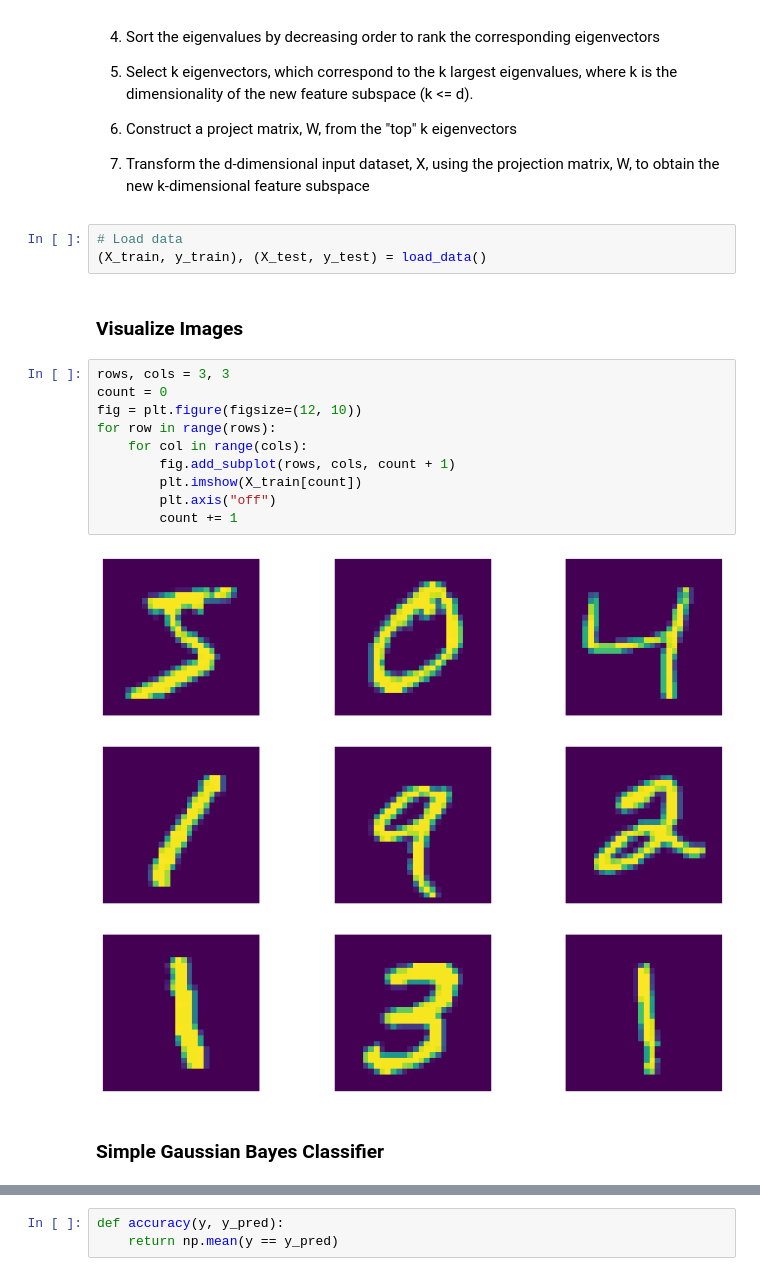
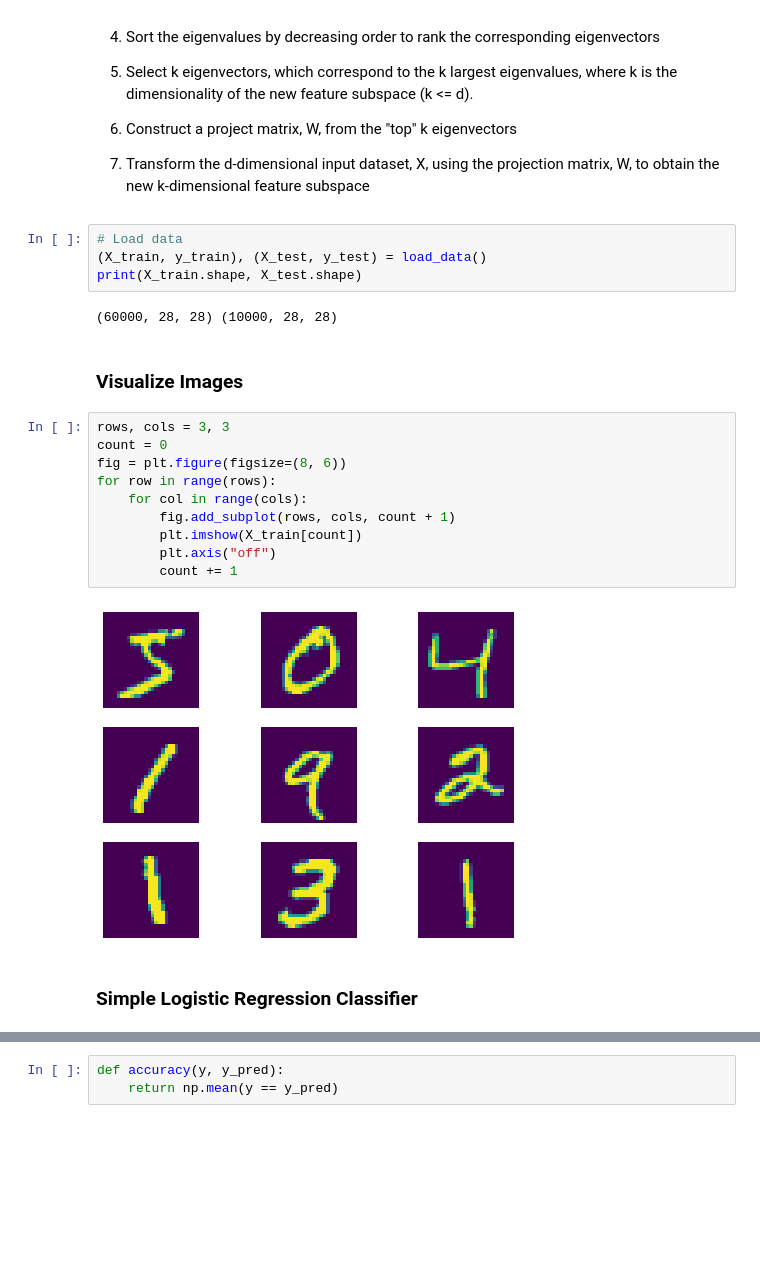
Before and after one commit to txnguyen292/ds_from_scratch, a Jupyter notebook: notebook/PCA.ipynb, the cells around one changed output, grey strips where cells are left out. Cells and saved outputs as stored; diff of their text form; blank space fills up the shorter version.

```diff
--- a/notebook/PCA.ipynb
+++ b/notebook/PCA.ipynb
@@ -27,20 +27,23 @@ from tensorflow.keras.datasets.mnist import load_data
 # %%
 # Load data
 (X_train, y_train), (X_test, y_test) = load_data()
+print(X_train.shape, X_test.shape)
+# %% [output]
+(60000, 28, 28) (10000, 28, 28)
 # %% [markdown]
 ### Visualize Images
 # %%
 rows, cols = 3, 3
 count = 0
-fig = plt.figure(figsize=(12, 10))
+fig = plt.figure(figsize=(8, 6))
 for row in range(rows):
     for col in range(cols):
         fig.add_subplot(rows, cols, count + 1)
         plt.imshow(X_train[count])
         plt.axis("off")
         count += 1
 # %% [output]
-[figure, old version]
+[figure, new version]
 # %% [markdown]
-### Simple Gaussian Bayes Classifier
+### Simple Logistic Regression Classifier
 # %%
```
Also changed, not shown: parts of 18 cells of this notebook.
